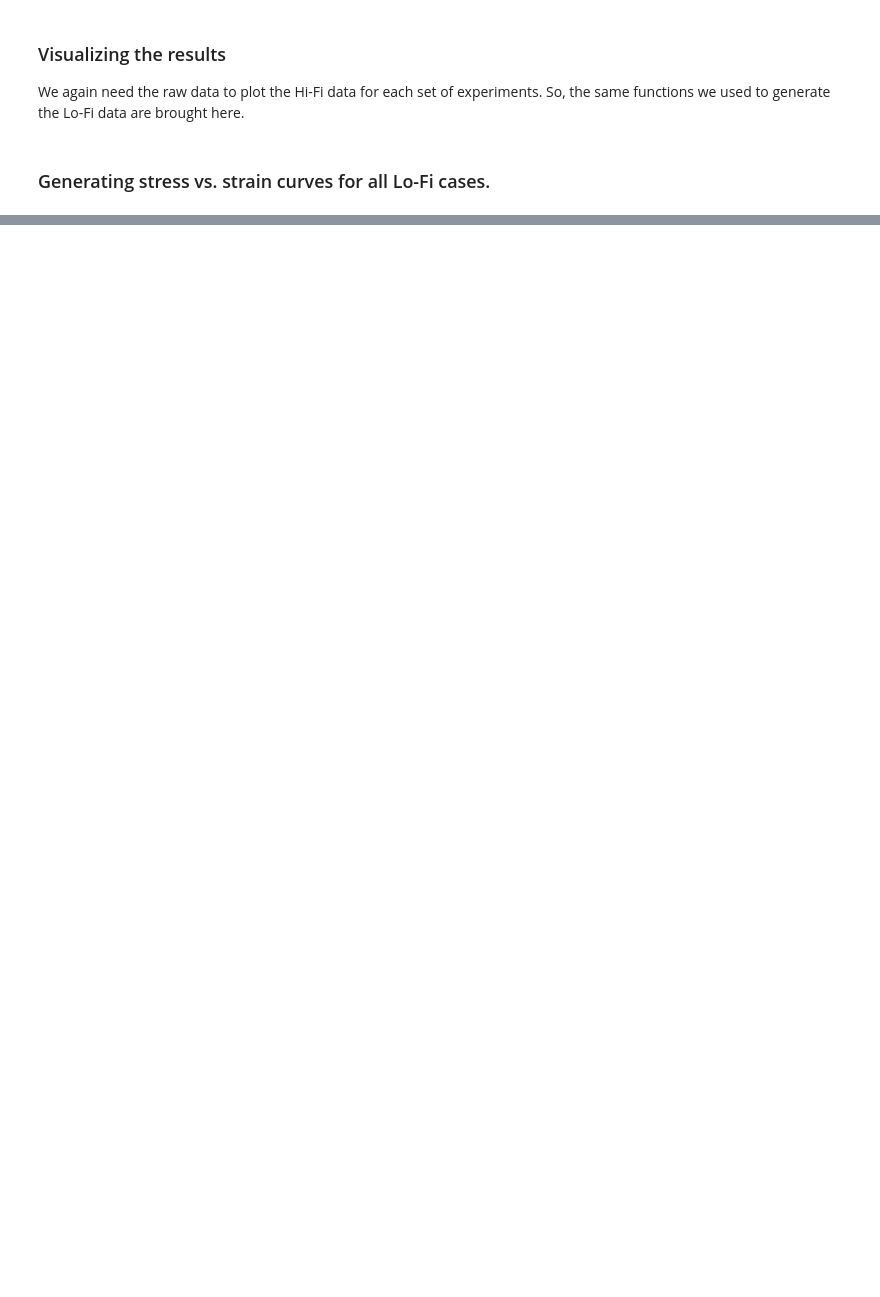
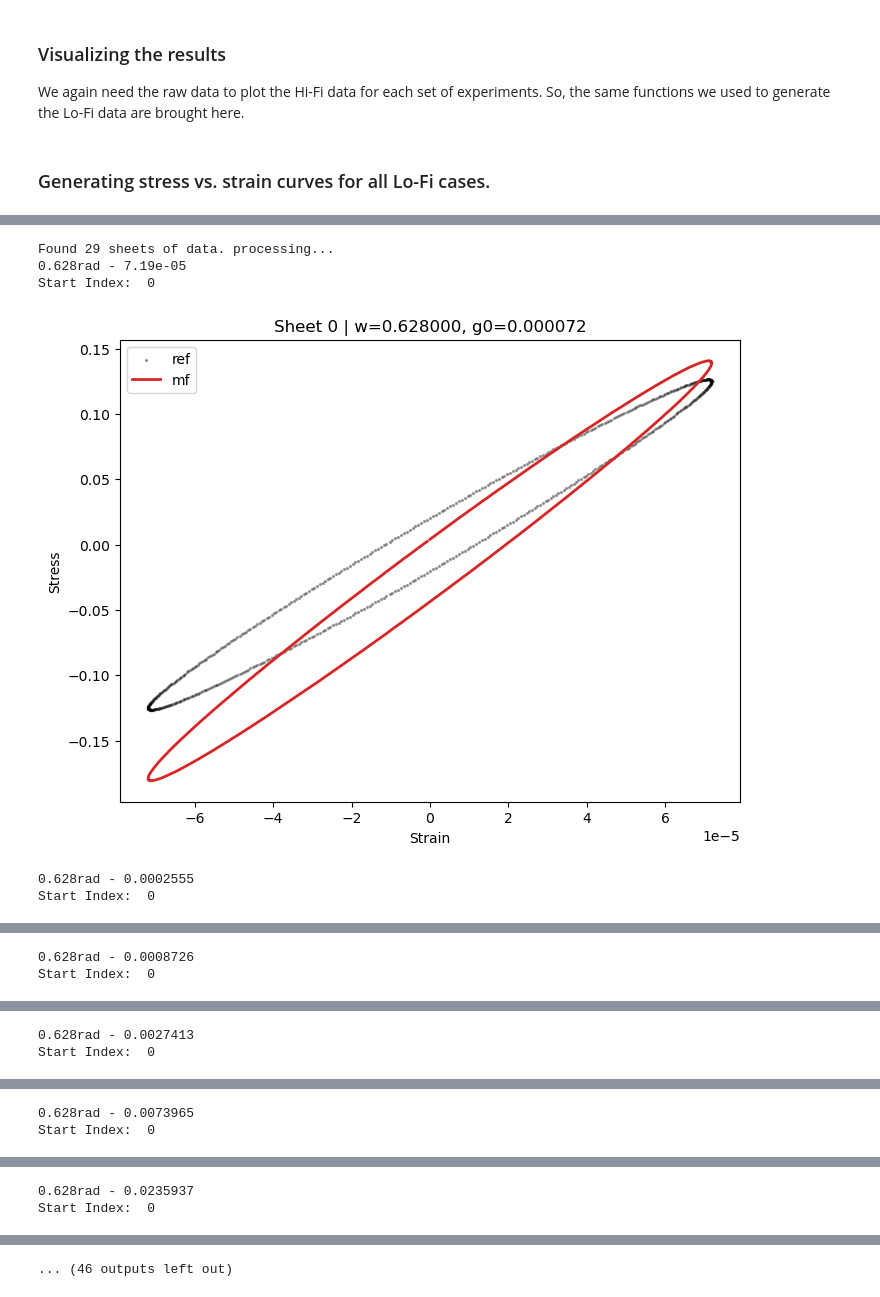
Before and after one commit to alan-ze/PunLab, a Jupyter notebook: mfnn/notebooks/Main_MFNN_SAOS.ipynb, the cells around one changed output, grey strips where cells are left out. Cells and saved outputs as stored; diff of their text form; code cells hidden in the pictures; blank space fills up the shorter version.

```diff
--- a/mfnn/notebooks/Main_MFNN_SAOS.ipynb
+++ b/mfnn/notebooks/Main_MFNN_SAOS.ipynb
@@ -573,0 +628,63 @@ Found 30 sheets of data. processing...
+# %%
+now = datetime.now().strftime("%Y_%m_%d-%H_%M_%S")
+
+# Ensure 'data' is loaded correctly (relying on the previous block)
+# data was defined as: data = [[k,v] for k,v in df.items()]
+
+print(f"Found {len(data)} sheets of data. processing...")
+
+with pd.ExcelWriter(now+".xlsx") as writer:
+    # CHANGE: Use len(data) instead of hardcoded 6
+    for i in range(len(data)):
+        try:
+            t_test, g0_test, w_test, s_test, st_test, sr_test = extractor(i)
+            g0 = np.unique(g0_test)[0]
+            omega = np.unique(w_test)[0]
+
+            # 1. Stack inputs including G0
+            X_test = np.column_stack([st_test, sr_test, w_test, g0_test])
+            y_test = np.column_stack([s_test])
+
+            # 2. Normalize
+            X_test_norm, y_test_norm = normalize_data(X_test, y_test, norm)
+
+            # 3. Predict
+            y_LF = model_LF(X_test_norm)
+            X_MF = np.column_stack((X_test_norm, y_LF))
+            y_MF = model_HF_nl(X_MF) + model_HF_l(X_MF)
+
+            # 4. Denormalize
+            y_MF_denorm = y_MF * norm[-1]
+
+            # --- PLOTTING ---
+            fig, ax = plt.subplots(figsize=(8, 6))
+            ax.scatter(st_test, y_test, label='ref', color='k', s=2, alpha=0.3)
+            ax.plot(st_test, y_MF_denorm, label='mf', color='tab:red', zorder=10, lw=2)
+            plt.xlabel('Strain')
+            plt.ylabel('Stress')
+            plt.title(f"Sheet {i} | w={omega:.6f}, g0={g0:.6f}")
+            plt.legend()
+
+            # Optional: If you have >20 sheets, uncomment the line below
+            # to prevent 50+ plots from crashing your notebook memory:
+            # plt.close(fig)
+            plt.show()
+
+            # --- SAVING TO EXCEL ---
+            df_exp = np.column_stack([t_test, g0_test, w_test, st_test, sr_test, s_test, y_MF_denorm])
+            df_exp = pd.DataFrame(df_exp)
+            df_exp.columns = ['Time', 'G0', 'AngFreq', 'Strain', 'StrainRate', 'Stress', 'Stress_pred']
+
+            # Excel sheet names have a 31 char limit, truncate if necessary
+            safe_sheet_name = str(i)[:31]
+            df_exp.to_excel(writer, sheet_name=safe_sheet_name, index=False)
+
+        except Exception as e:
+            print(f"Skipping sheet index {i} due to error: {e}")
+# %% [output]
+Found 29 sheets of data. processing...
+0.628rad - 7.19e-05
+Start Index:  0
+[figure, added]
+0.628rad - 0.0002555
+Start Index:  0
@@ -573,0 +692,2 @@ Found 30 sheets of data. processing...
+0.628rad - 0.0008726
+Start Index:  0
@@ -573,0 +695,2 @@ Found 30 sheets of data. processing...
+0.628rad - 0.0027413
+Start Index:  0
@@ -573,0 +698,2 @@ Found 30 sheets of data. processing...
+0.628rad - 0.0073965
+Start Index:  0
@@ -573,0 +701,2 @@ Found 30 sheets of data. processing...
+0.628rad - 0.0235937
+Start Index:  0
@@ -574,3 +704,4 @@ Found 30 sheets of data. processing...
+... (46 outputs left out)
 # %%
 import shutil
 
```
Also changed, not shown: parts of 10 cells of this notebook, 49 other files.
